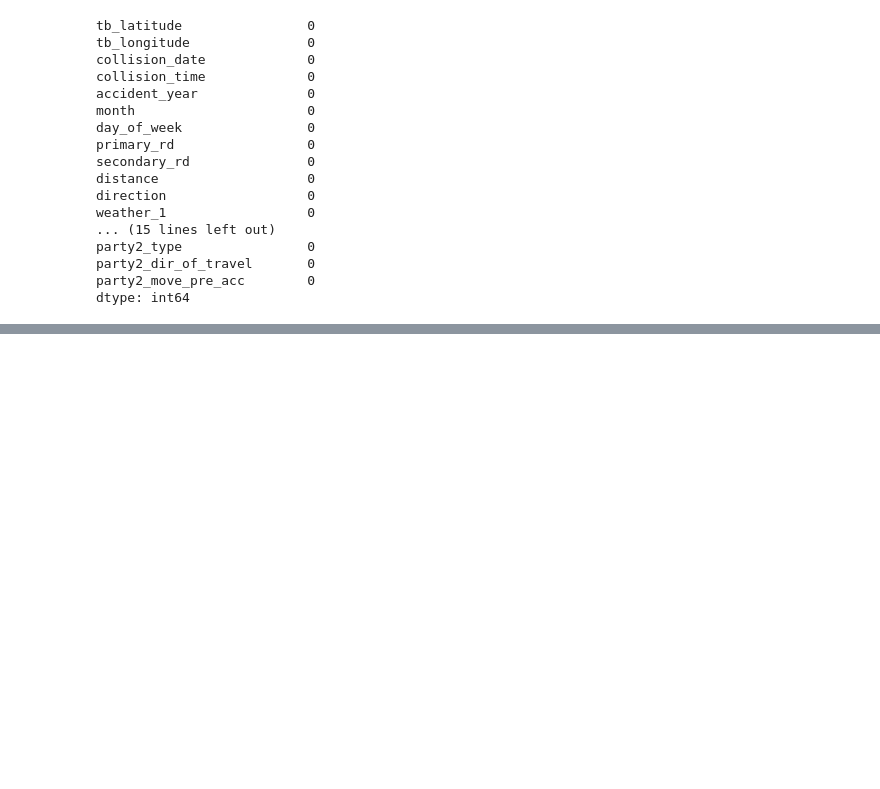
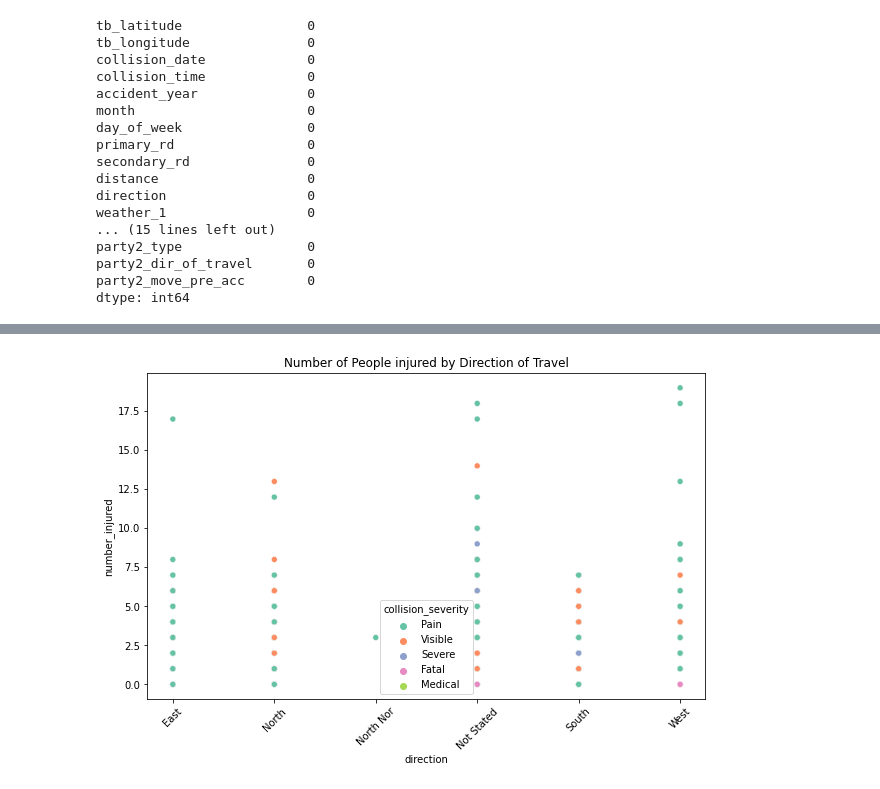
Before and after one commit to JmercyA/CAPSTONE-PROJECT-GROUP-3, a Jupyter notebook: notebooks/IndexM.ipynb, the cells around one changed output, grey strips where cells are left out. Cells and saved outputs as stored; diff of their text form; code cells hidden in the pictures; blank space fills up the shorter version.

```diff
--- a/notebooks/IndexM.ipynb
+++ b/notebooks/IndexM.ipynb
@@ -229,0 +376,9 @@ dtype: float64
+# %%
+# Scatter plot between direction and number of people killed
+plt.figure(figsize=(10, 6))
+sns.scatterplot(x='direction', y='number_injured', data=Crashes_selected, hue='collision_severity', palette='Set2')
+plt.title('Number of People injured by Direction of Travel')
+plt.xticks(rotation=45)
+plt.show()
+# %% [output]
+[figure, added]
```
Also changed, not shown: parts of 24 cells of this notebook.
